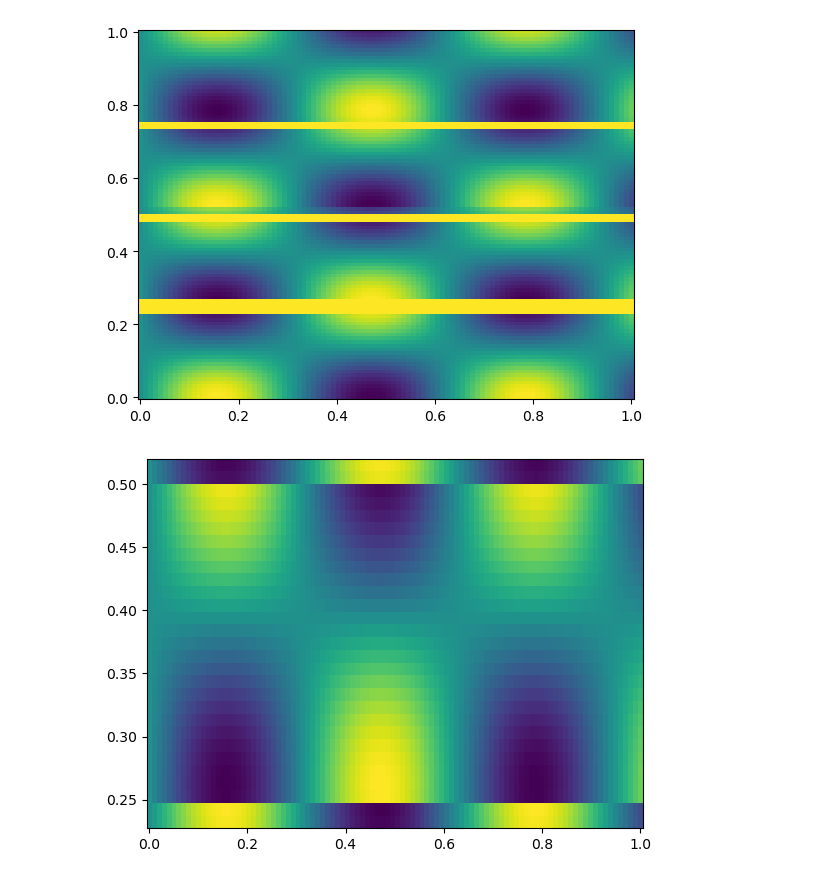
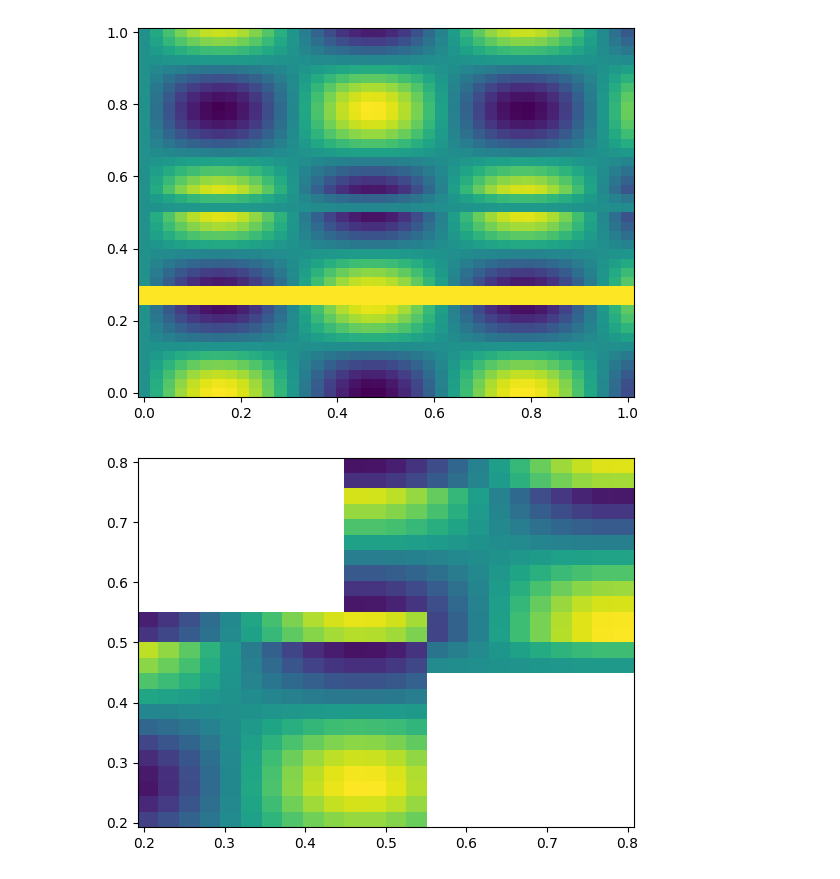
Before and after one commit to anusbickel/groupproject1, a Jupyter notebook: MPI_2D/plot_data.ipynb, the cells around one changed output. Saved outputs shown, nothing was run; the diff lists cells and outputs as text; code cells hidden in the pictures.

```diff
--- a/MPI_2D/plot_data.ipynb
+++ b/MPI_2D/plot_data.ipynb
@@ -21,11 +21,12 @@ def plot_rank(n):
     #plt.imshow(Y, vmin = -1, vmax = 1)
     plt.pcolormesh(X, Y, grid, vmin = -1, vmax = 1)
 # %%
-for i in range(4):
+for i in range(16):
     plot_rank(i)
 # %% [output]
-[figure, old version]
+[figure, new version]
 # %%
-plot_rank(1)
+plot_rank(10)
+plot_rank(5)
 # %% [output]
-[figure, old version]
+[figure, new version]
```
Also changed, not shown: parts of 1 cell of this notebook, 24 other files.
